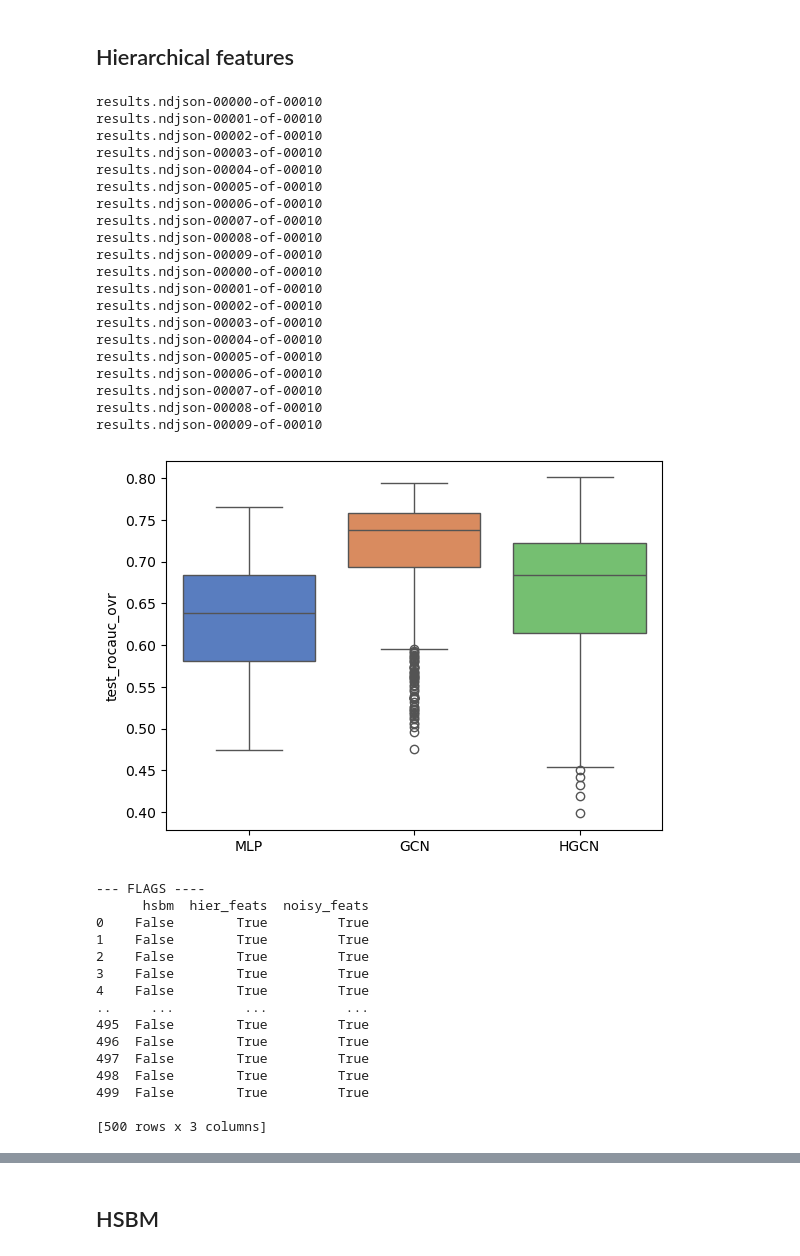
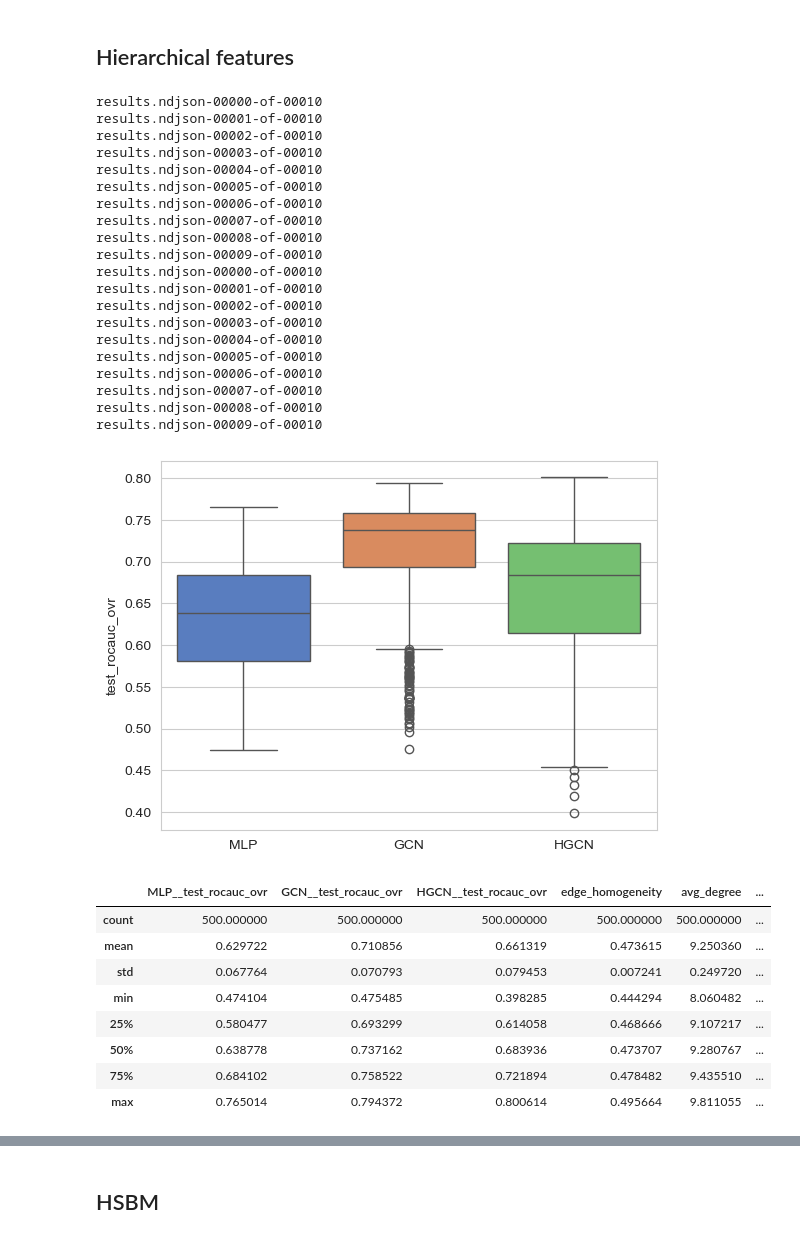
Before and after one commit to danie1uva/graphworld, a Jupyter notebook: src/notebooks/rq2.ipynb, the cells around one changed output, grey strips where cells are left out. Saved outputs shown, nothing was run; the diff lists cells and outputs as text; code cells hidden in the pictures.

```diff
--- a/src/notebooks/rq2.ipynb
+++ b/src/notebooks/rq2.ipynb
@@ -242,8 +242,8 @@ from matplotlib.patches import Circle
 K = 8  # Total number of classes (sub-clusters)
 G = 2  # Number of super-clusters
 D = 2  # Feature dimension (we use 2D for plotting)
-d_squared = 4.0  # Base distance (variance of centers)
-node_noise_variance = 1.0 # The variance for the final node features
+d_squared = 1.0  # Base distance (variance of centers)
+node_noise_variance = 0.1 # The variance for the final node features
 
 # Assign classes to super-groups and set colors
 class_to_super = np.array([i // (K // G) for i in range(K)])
@@ -331,6 +331,6 @@ for i, alpha in enumerate(alphas_to_plot):
 
 fig.suptitle('Visualisation of Class Centroid Geometry as Hierarchy Parameter $\\alpha$ Varies', fontsize=18, y=1.05)
 plt.tight_layout()
-plt.savefig('hierarchical_feature_space_final_corrected.png', dpi=300, bbox_inches='tight')
+# plt.savefig('hierarchical_feature_space_final_corrected.png', dpi=300, bbox_inches='tight')
 plt.show()
 # %% [output]
@@ -1511,50 +1650,42 @@ results.ndjson-00009-of-00010
 # %%
 RESULTS_DIR = '../../graph_gen/snellius_gen/rq2/hier_feats/main_run/main_run'
 dfs = []
 for i in range(1,3):
     df = df_gen(RESULTS_DIR + f'/{i}')
     dfs.append(df)
 df = pd.concat(dfs)
-df = df.reset_index(drop=True)
-boxplot_three_models(df, 'test_rocauc_ovr')
-df[[f'{model}__{metric}' for model in models]+['edge_homogeneity', 'avg_degree','feature_center_distance', 'alpha']].describe()
-print('--- FLAGS ----')
-print(df[['hsbm', 'hier_feats', 'noisy_feats']])
+df_hf = df.reset_index(drop=True)
+boxplot_three_models(df_hf, 'test_rocauc_ovr')
+df_hf[[f'{model}__{metric}' for model in models]+['edge_homogeneity', 'avg_degree','feature_center_distance', 'alpha']].describe()
 # %% [output]
 results.ndjson-00000-of-00010
 results.ndjson-00001-of-00010
 results.ndjson-00002-of-00010
 results.ndjson-00003-of-00010
 results.ndjson-00004-of-00010
 results.ndjson-00005-of-00010
 results.ndjson-00006-of-00010
 results.ndjson-00007-of-00010
 results.ndjson-00008-of-00010
 results.ndjson-00009-of-00010
 results.ndjson-00000-of-00010
 results.ndjson-00001-of-00010
 results.ndjson-00002-of-00010
 results.ndjson-00003-of-00010
 results.ndjson-00004-of-00010
 results.ndjson-00005-of-00010
 results.ndjson-00006-of-00010
 results.ndjson-00007-of-00010
 results.ndjson-00008-of-00010
 results.ndjson-00009-of-00010
-[figure, old version]
+[figure, new version]
---- FLAGS ----
-      hsbm  hier_feats  noisy_feats
-0    False        True         True
-1    False        True         True
-2    False        True         True
-3    False        True         True
-4    False        True         True
-..     ...         ...          ...
-495  False        True         True
-496  False        True         True
-497  False        True         True
-498  False        True         True
-499  False        True         True
-
-[500 rows x 3 columns]
+|  | MLP__test_rocauc_ovr | GCN__test_rocauc_ovr | HGCN__test_rocauc_ovr | edge_homogeneity | avg_degree | ... |
+| count | 500.000000 | 500.000000 | 500.000000 | 500.000000 | 500.000000 | ... |
+| mean | 0.629722 | 0.710856 | 0.661319 | 0.473615 | 9.250360 | ... |
+| std | 0.067764 | 0.070793 | 0.079453 | 0.007241 | 0.249720 | ... |
+| min | 0.474104 | 0.475485 | 0.398285 | 0.444294 | 8.060482 | ... |
+| 25% | 0.580477 | 0.693299 | 0.614058 | 0.468666 | 9.107217 | ... |
+| 50% | 0.638778 | 0.737162 | 0.683936 | 0.473707 | 9.280767 | ... |
+| 75% | 0.684102 | 0.758522 | 0.721894 | 0.478482 | 9.435510 | ... |
+| max | 0.765014 | 0.794372 | 0.800614 | 0.495664 | 9.811055 | ... |
 # %%
```
Also changed, not shown: parts of 17 cells of this notebook, 4 other files.
